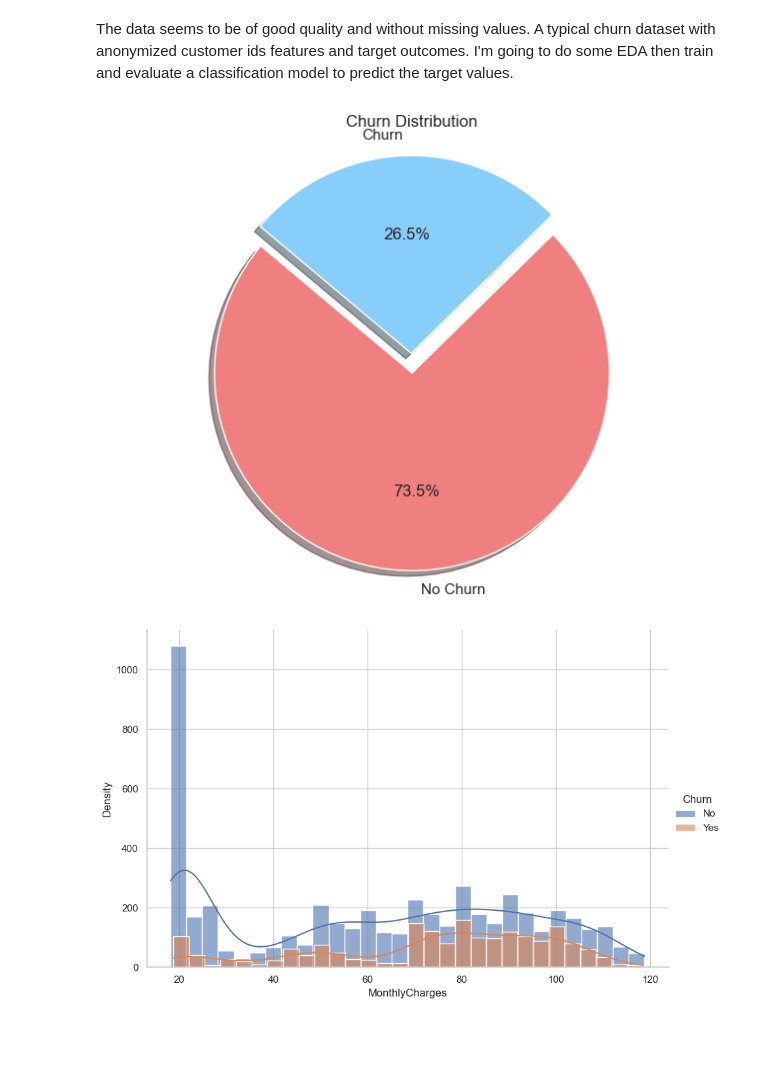
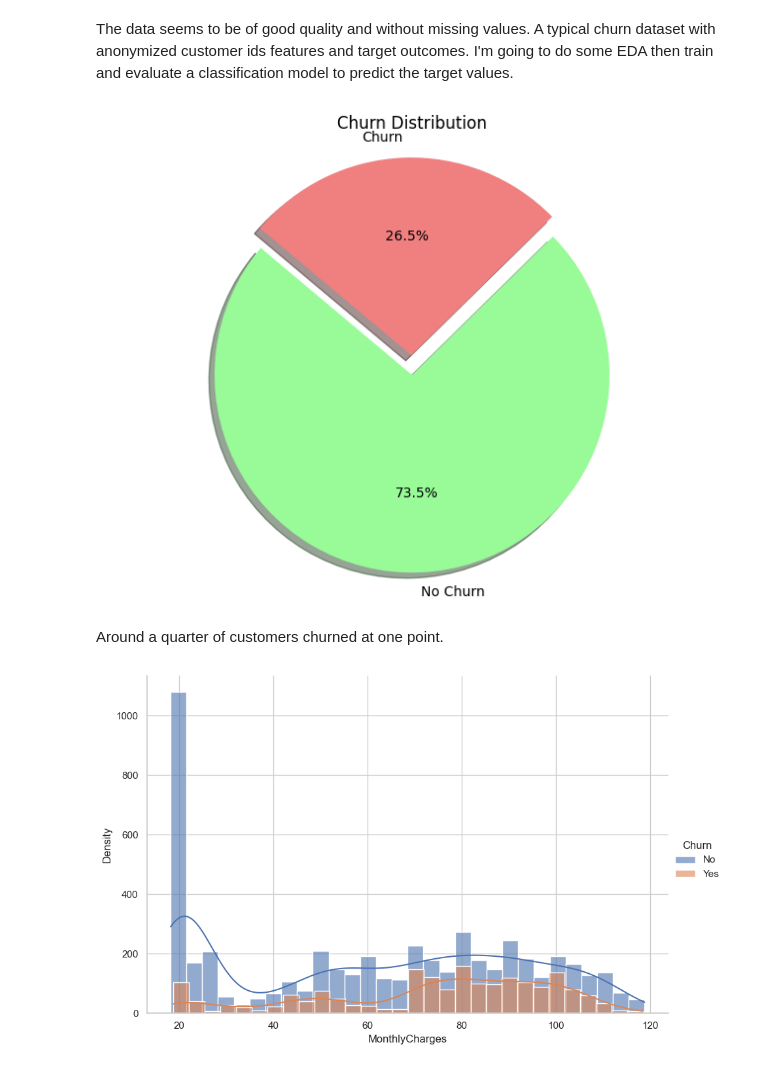
Before and after one commit to VigMarton/churn-analysis, a Jupyter notebook: analysis.ipynb, the cells around one changed output. Cells and saved outputs as stored; diff of their text form; code cells hidden in the pictures; blank space fills up the shorter version.

```diff
--- a/analysis.ipynb
+++ b/analysis.ipynb
@@ -226,24 +226,25 @@ I'm going to do some EDA then train and evaluate a classification model to predi
 # %%
 
 churn_counts = df_churn['Churn'].value_counts()
 
 # Define labels and sizes
 labels = ['No Churn', 'Churn']
 sizes = churn_counts.values
-colors = ['lightcoral', 'lightskyblue']
-explode = (0.1, 0)  # explode the first slice
+colors = [ 'palegreen','lightcoral']
+explode = (0.1, 0)
 
 # Create a pie chart
 plt.figure(figsize=(8, 6))
 plt.pie(sizes, explode=explode, labels=labels, colors=colors,
         autopct='%1.1f%%', shadow=True, startangle=140)
 
-# Equal aspect ratio ensures that pie is drawn as a circle.
 plt.axis('equal')
 plt.title('Churn Distribution')
 plt.show()
 # %% [output]
-[figure, old version]
+[figure, new version]
+# %% [markdown]
+Around a quarter of customers churned at one point.
 # %%
 churn_column = 'Churn'
 
```
Also changed, not shown: parts of 8 cells of this notebook, 5 other files.
